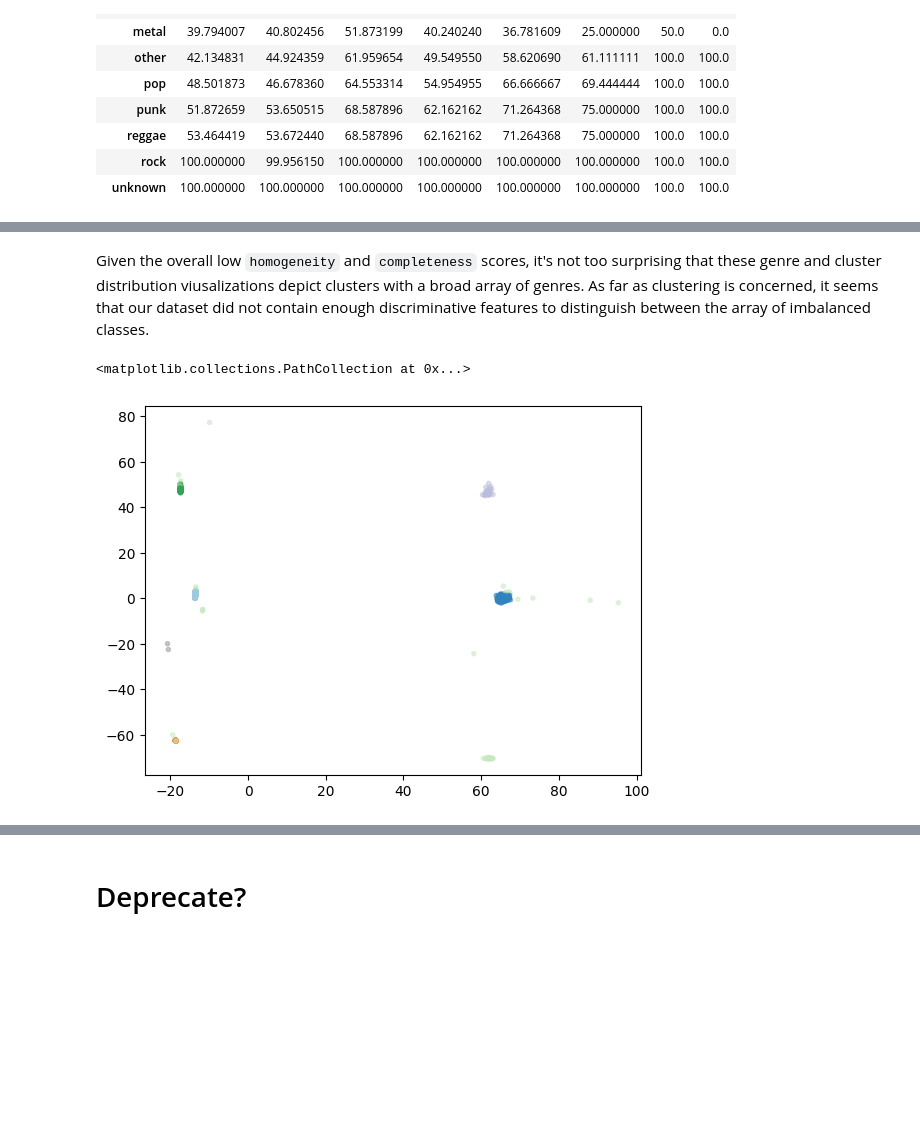
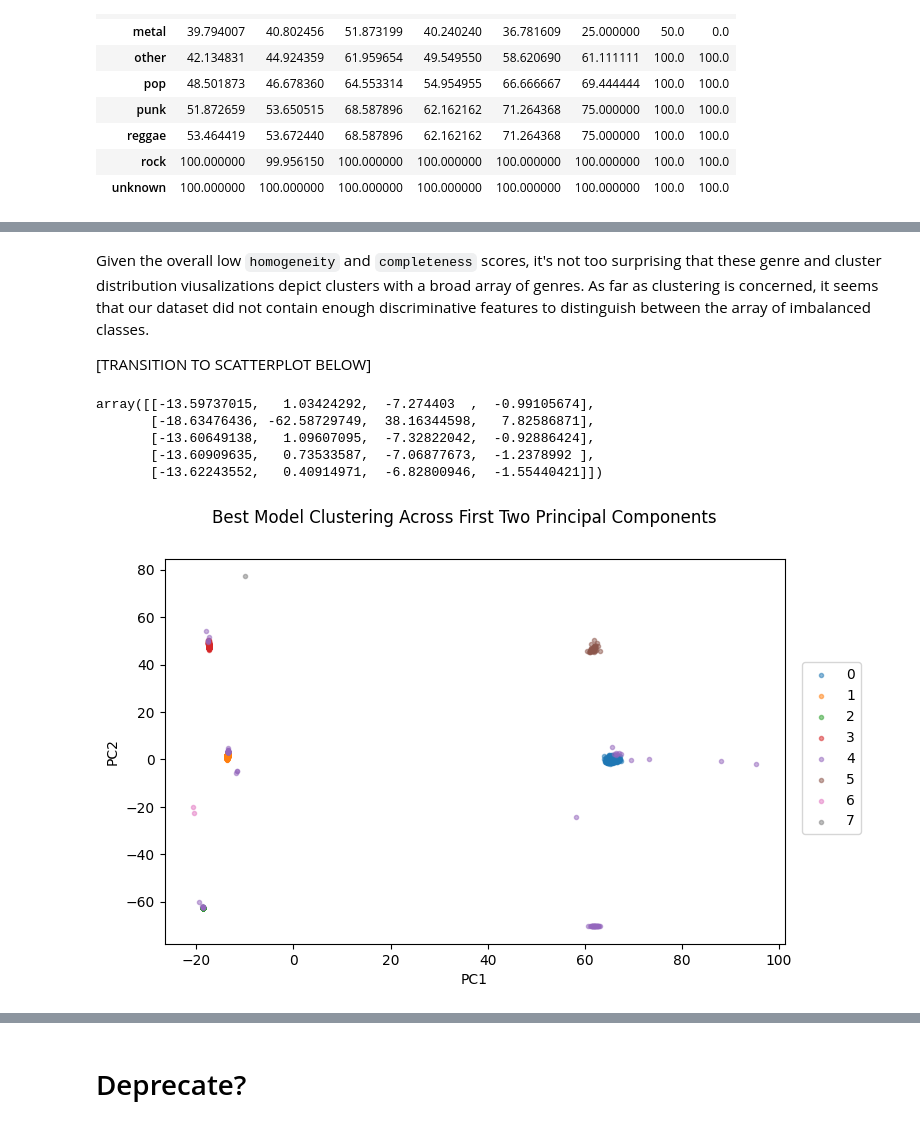
Before and after one commit to MattGroho/tab-hero, a Jupyter notebook: notebooks/unsupervised_pipeline_investigation.ipynb, the cells around one changed output, grey strips where cells are left out. Cells and saved outputs as stored; diff of their text form; code cells hidden in the pictures; blank space fills up the shorter version.

Commit message:
Formatted the scatterplot visuals.

```diff
--- a/notebooks/unsupervised_pipeline_investigation.ipynb
+++ b/notebooks/unsupervised_pipeline_investigation.ipynb
@@ -1726,8 +1726,30 @@ fig.legend(loc='outside center right');
 # %% [markdown]
 Given the overall low `homogeneity` and `completeness` scores, it's not too surprising that these genre and cluster distribution viusalizations depict clusters with a broad array of genres. As far as clustering is concerned, it seems that our dataset did not contain enough discriminative features to distinguish between the array of imbalanced classes.
+
+[TRANSITION TO SCATTERPLOT BELOW]
+# %%
+PCA_DATASET[:5, :]
+# %% [output]
+array([[-13.59737015,   1.03424292,  -7.274403  ,  -0.99105674],
+       [-18.63476436, -62.58729749,  38.16344598,   7.82586871],
+       [-13.60649138,   1.09607095,  -7.32822042,  -0.92886424],
+       [-13.60909635,   0.73533587,  -7.06877673,  -1.2378992 ],
+       [-13.62243552,   0.40914971,  -6.82800946,  -1.55440421]])
 # %%
-plt.scatter(PCA_DATASET[:, 0], PCA_DATASET[:, 1], c=song_genre.loc[:, best_model], cmap='tab20c', alpha=.5, s=9)
+fig, ax = plt.subplots(figsize=(8,5))
+for label in sorted(song_genre.loc[:, best_model].unique()):
+    labels = song_genre.loc[:, best_model].values
+    curr_cluster_indices = np.where(labels == label)
+
+    _x = PCA_DATASET[curr_cluster_indices, 0]
+    _y = PCA_DATASET[curr_cluster_indices, 1]
+
+    ax.scatter(_x, _y, alpha=.5, s=9, label=label)
+
+fig.suptitle("Best Model Clustering Across First Two Principal Components")
+ax.set_xlabel("PC1")
+ax.set_ylabel("PC2")
+fig.legend(loc='center right');
 # %% [output]
-<matplotlib.collections.PathCollection at 0x...>
-[figure, old version]
+[figure, new version]
 # %%
```
Also changed, not shown: parts of 5 cells of this notebook.
